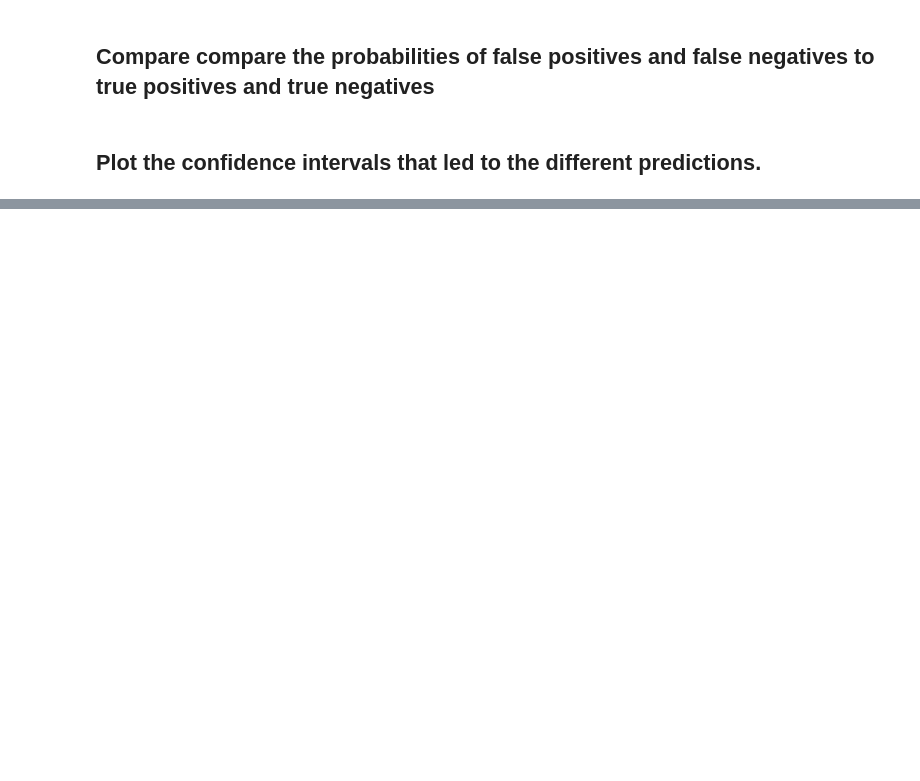
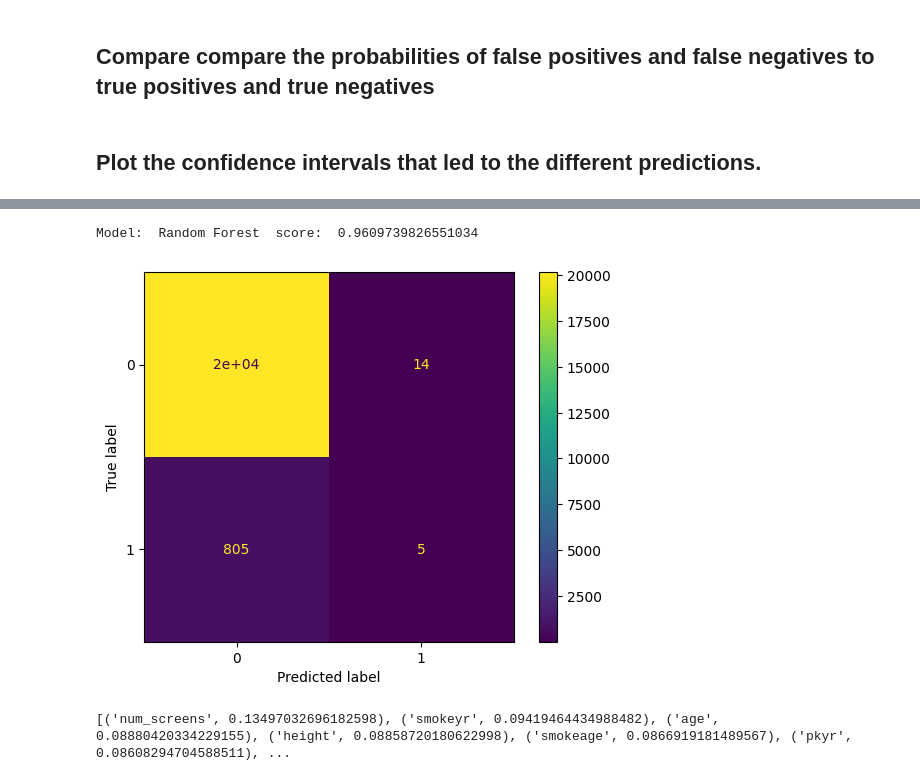
Before and after one commit to wkenned1/codespaces-jupyter, a Jupyter notebook: notebooks/risk-factor-classifier.ipynb, the cells around one changed output, grey strips where cells are left out. Cells and saved outputs as stored; diff of their text form; code cells hidden in the pictures; blank space fills up the shorter version.

```diff
--- a/notebooks/risk-factor-classifier.ipynb
+++ b/notebooks/risk-factor-classifier.ipynb
@@ -285,0 +310,28 @@ plt.show()
+# %%
+clf = m = RandomForestClassifier()
+clf = make_pipeline(StandardScaler(), clf)
+clf.fit(normalize(X_train), y_train)
+y_pred = clf.predict(normalize(X_test))
+y_pred_prob = clf.predict_proba(X_test)
+
+score = accuracy_score(y_test, y_pred)
+conf_matrix = confusion_matrix(y_test, y_pred)
+disp = ConfusionMatrixDisplay(confusion_matrix=conf_matrix, display_labels=clf.classes_)
+disp.plot()
+print("Model: ", "Random Forest", " score: ", score)
+# %% [output]
+Model:  Random Forest  score:  0.9609739826551034
+[figure, added]
+# %%
+# Create lists of feature names and coefficients
+column_labels = X_train.columns.tolist()
+coef = m.feature_importances_
+
+# Zip together
+labels_coef = list(zip(column_labels, coef))
+# Order by most significant features (positive or negative)
+feature_ranks = sorted(labels_coef, key=lambda x: abs(x[1]), reverse=True)
+
+print(feature_ranks)
+# %% [output]
+[('num_screens', 0.13497032696182598), ('smokeyr', 0.09419464434988482), ('age', 0.08880420334229155), ('height', 0.08858720180622998), ('smokeage', 0.0866919181489567), ('pkyr', 0.08608294704588511), ...
```
Also changed, not shown: parts of 15 cells of this notebook.
